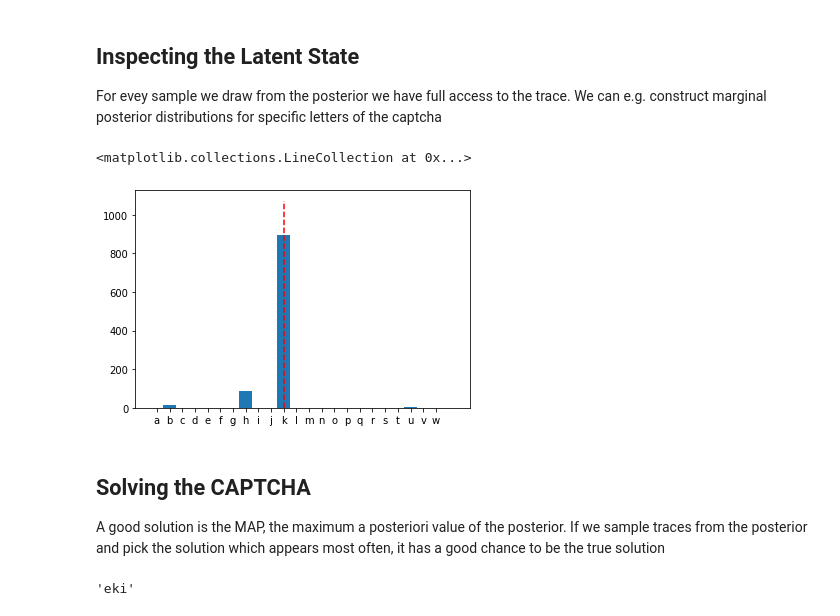
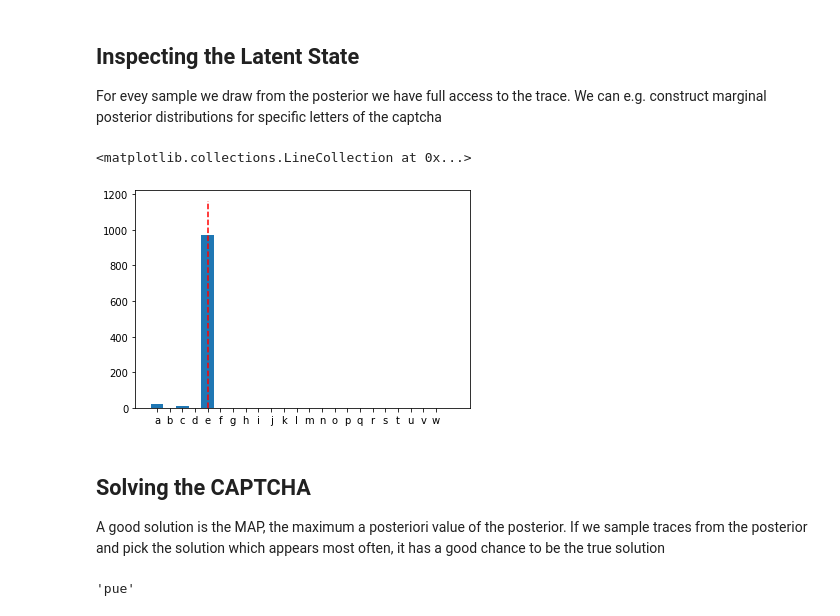
Before and after one commit to lukasheinrich/MLHEP-pyprob, a Jupyter notebook: Captcha.ipynb, the cells around one changed output. Drawn from its saved outputs; the diff is of its cells as text; code cells hidden in the pictures.

```diff
--- a/Captcha.ipynb
+++ b/Captcha.ipynb
@@ -105,14 +109,14 @@ model = CaptchaModel()
 let's see what type of CAPTCHAS we get if we just run the generator. This is basically the same way we ran it above, but now it's integrated in `pyprob`.
 # %%
 prior = model.prior_distribution()
-condition = prior.sample()
-plt.imshow(condition[1].numpy().reshape(12,-1))
-plt.title('ground truth: {}'.format(condition[0]))
+sample = prior.sample()
+plt.imshow(sample['image'].numpy().reshape(12,-1))
+plt.title('ground truth: {}'.format(condition['word']))
 plt.show()
 
-condition = prior.sample()
-plt.imshow(condition[1].numpy().reshape(12,-1))
-plt.title('ground truth: {}'.format(condition[0]))
+sample = prior.sample()
+plt.imshow(sample['image'].numpy().reshape(12,-1))
+plt.title('ground truth: {}'.format(sample['word']))
 plt.show()
 # %% [output]
 Time spent  | Time remain.| Progress             | Trace | Traces/sec
@@ -155,7 +159,7 @@ plt.show()
 posterior = model.posterior_distribution(
     num_traces=10000,
     inference_engine=pyprob.InferenceEngine.IMPORTANCE_SAMPLING_WITH_INFERENCE_NETWORK,
-    observe={'obs0': condition[1].numpy()}
+    observe={'obs0': condition['image'].numpy()}
 )
 # %% [output]
 Time spent  | Time remain.| Progress             | Trace       | Traces/sec
@@ -171,8 +175,8 @@ for i in range(100):
     if i%10 == 0:
         print(i)
     sample = prior.sample()
-    plt.imshow(sample[1].reshape(12,-1))
-    plt.title('generated {}'.format(sample[0]))
+    plt.imshow(sample['image'].reshape(12,-1))
+    plt.title('generated {}'.format(sample['word']))
     plt.savefig('foranim_prior_{}.png'.format(str(i).zfill(6)))
 plt.clf()
 print('make animation')
@@ -197,13 +201,12 @@ display image
 [interactive output not drawn]
 <Figure size 432x288 with 0 Axes>
 # %%
-!rm -rf posterior.gif
-for i in range(20):
+for i in range(100):
     if i%10 == 0:
         print(i)
     sample = posterior.sample()
-    plt.imshow(sample[1].reshape(12,-1))
-    plt.title('ground truth: {}, generated: {}'.format(condition[0],sample[0]))
+    plt.imshow(sample['image'].reshape(12,-1))
+    plt.title('ground truth: {}, generated: {}'.format(condition['word'],sample['word']))
     plt.savefig('foranim_posterior_{}.png'.format(str(i).zfill(6)))
 plt.clf()
 print('make animation')
@@ -224,22 +235,22 @@ display image
 
 For evey sample we draw from the posterior we have full access to the trace. We can e.g. construct marginal posterior  distributions for specific letters of the captcha
 # %%
-letter_num = 1
+letter_num = 2
 
 reverse_alphabet = {v:k for k,v in alphabet.items()}
-c,_,_ = plt.hist([reverse_alphabet[posterior.sample()[0][letter_num]] for i in range(1000)], bins = np.linspace(-0.5,len(alphabet)+0.5,len(alphabet)+2))
+c,_,_ = plt.hist([reverse_alphabet[posterior.sample()['word'][letter_num]] for i in range(1000)], bins = np.linspace(-0.5,len(alphabet)+0.5,len(alphabet)+2))
 
 plt.xticks(range(len(alphabetorder)),list(alphabetorder));
-plt.vlines(reverse_alphabet[condition[0][letter_num]],0,1.2*max(c), colors = 'r', linestyles = 'dashed')
+plt.vlines(reverse_alphabet[condition['word'][letter_num]],0,1.2*max(c), colors = 'r', linestyles = 'dashed')
 # %% [output]
 <matplotlib.collections.LineCollection at 0x...>
-[figure, old version]
+[figure, new version]
 # %% [markdown]
 ## Solving the CAPTCHA
 
 A good solution is the MAP, the maximum a posteriori value of the posterior. If we sample traces from the posterior and pick the solution which appears most often, it has a good chance to be the true solution
 # %%
-solutions, counts = np.unique([posterior.sample()[0] for i in range(1000)], return_counts = True)
+solutions, counts = np.unique([posterior.sample()['word'] for i in range(1000)], return_counts = True)
 solutions[np.argmax(counts)]
 # %% [output]
-'eki'
+'pue'
```
Also changed, not shown: parts of 6 cells of this notebook.
